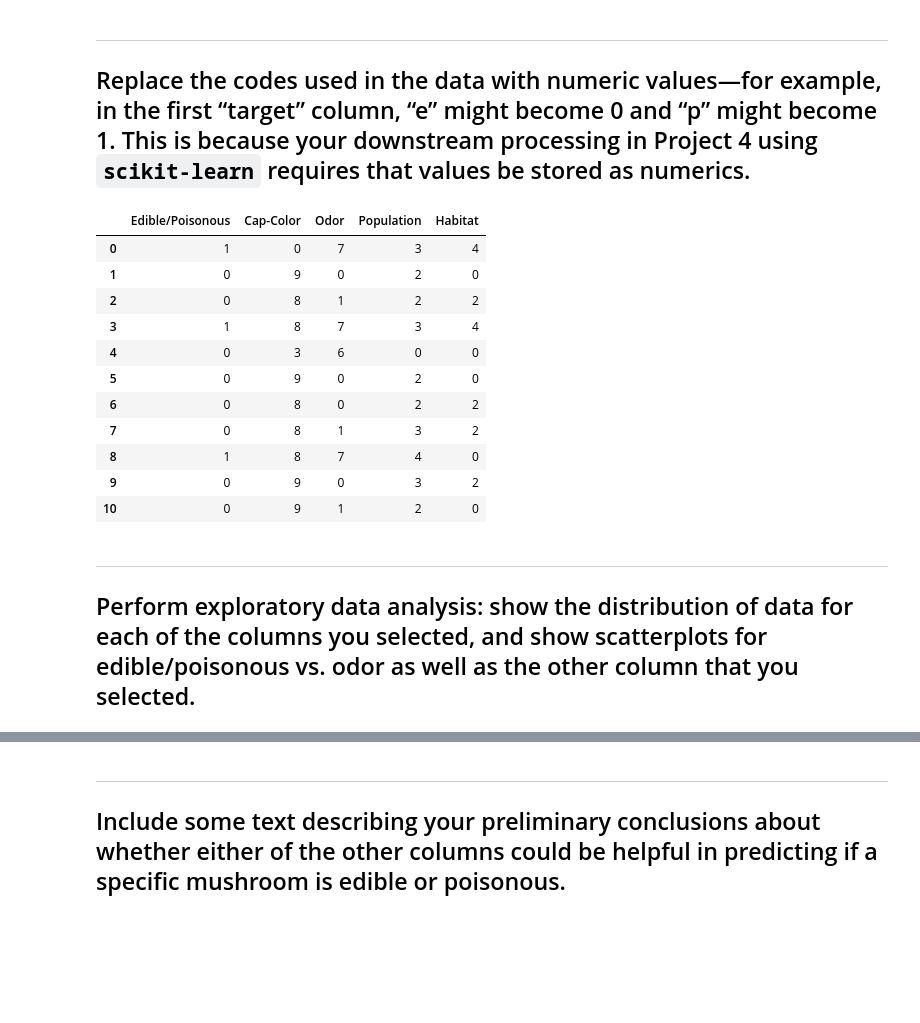
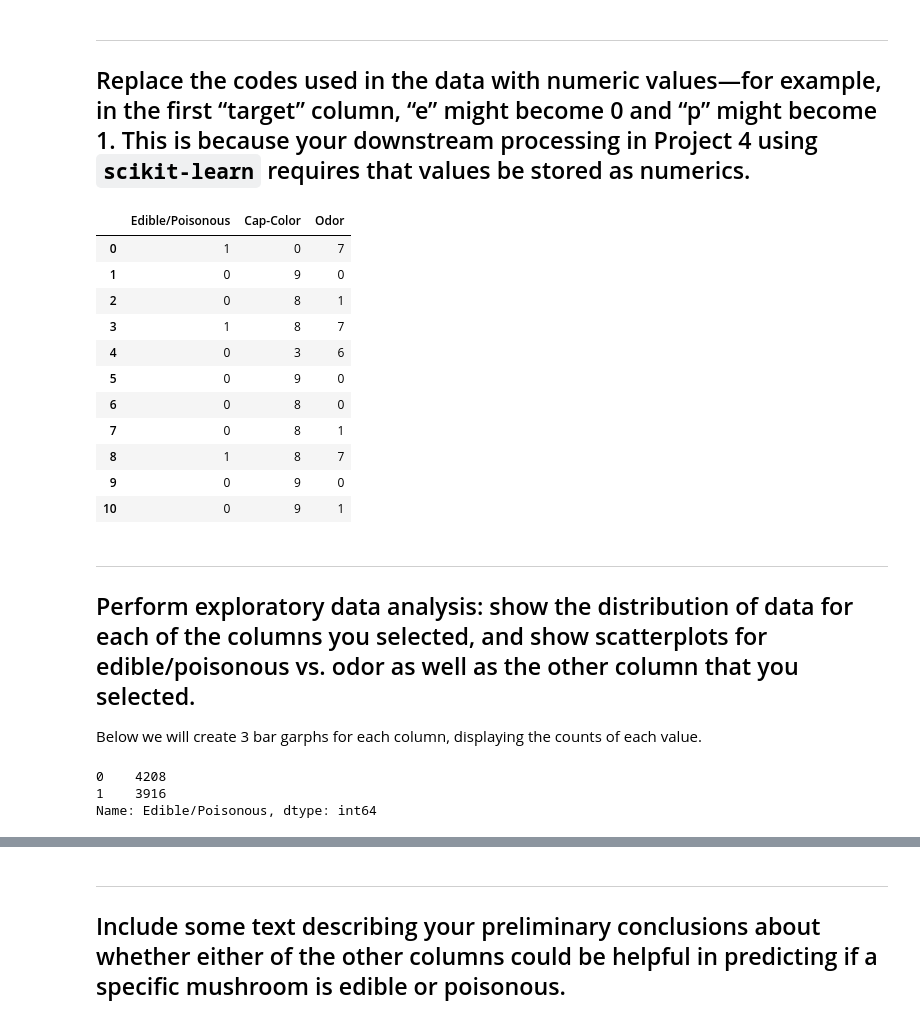
Before and after one commit to Dawad81/IS362-Database-Acquisition-and-Management, a Jupyter notebook: IS362-Assignment13-Folder/IS362_Assignment13.ipynb, the cells around one changed output, grey strips where cells are left out. Saved outputs shown, nothing was run; the diff lists cells and outputs as text; code cells hidden in the pictures; blank space fills up the shorter version.

```diff
--- a/IS362-Assignment13-Folder/IS362_Assignment13.ipynb
+++ b/IS362-Assignment13-Folder/IS362_Assignment13.ipynb
@@ -56,6 +56,6 @@ print (data_dictonary.read())
 Now we will create our dataframe  with our prefered rows.
 # %%
 import_file = 'agaricus-lepiota.data'
-mushroom_dataset = pd.read_csv(import_file, header=None, usecols=[0, 3, 5, 21, 22])
+mushroom_dataset = pd.read_csv(import_file, header=None, usecols=[0, 3, 5])
 mushroom_dataset.head(11)
 # %% [output]
@@ -75,7 +75,7 @@ mushroom_dataset.head(11)
 ***
 ## Add meaningful names for each column.
 # %%
-column_names = ['Edible/Poisonous', 'Cap-Color', 'Odor', 'Population','Habitat']
+column_names = ['Edible/Poisonous', 'Cap-Color', 'Odor']
 mushroom_dataset.columns = column_names
 mushroom_dataset.head(11)
 # %% [output]
@@ -97,53 +97,48 @@ mushroom_dataset.head(11)
 # %%
 replace_with_num_values = mushroom_dataset.replace({'Edible/Poisonous':{'e':0,
                                                                         'p':1},
                                                     'Cap-Color':{'n':0,
                                                                  'b':1,
                                                                  'c':2,
                                                                  'g':3,
                                                                  'r':4,
                                                                  'p':5,
                                                                  'u':6,
                                                                  'e':7,
                                                                  'w':8,
                                                                  'y':9},
                                                     'Odor':{'a': 0,
                                                             'l': 1,
                                                             'c': 2,
                                                             'y': 3,
                                                             'f': 4,
                                                             'm': 5,
                                                             'n': 6,
                                                             'p': 7,
-                                                            's': 8},
-
-                                                    'Population':{'a':0,
-                                                                  'c':1,
-                                                                  'n':2,
-                                                                  's':3,
-                                                                  'v':4,
-                                                                  'y':5},
-                                                    'Habitat':{'g': 0,
-                                                               'l': 1,
-                                                               'm': 2,
-                                                               'p': 3,
-                                                               'u': 4,
-                                                               'w': 5,
-                                                               'd': 6}})
+                                                            's': 8}})
 replace_with_num_values.head(11)
 # %% [output]
-|  | Edible/Poisonous | Cap-Color | Odor | Population | Habitat |
-| 0 | 1 | 0 | 7 | 3 | 4 |
-| 1 | 0 | 9 | 0 | 2 | 0 |
-| 2 | 0 | 8 | 1 | 2 | 2 |
-| 3 | 1 | 8 | 7 | 3 | 4 |
-| 4 | 0 | 3 | 6 | 0 | 0 |
-| 5 | 0 | 9 | 0 | 2 | 0 |
-| 6 | 0 | 8 | 0 | 2 | 2 |
-| 7 | 0 | 8 | 1 | 3 | 2 |
-| 8 | 1 | 8 | 7 | 4 | 0 |
-| 9 | 0 | 9 | 0 | 3 | 2 |
-| 10 | 0 | 9 | 1 | 2 | 0 |
+|  | Edible/Poisonous | Cap-Color | Odor |
+| 0 | 1 | 0 | 7 |
+| 1 | 0 | 9 | 0 |
+| 2 | 0 | 8 | 1 |
+| 3 | 1 | 8 | 7 |
+| 4 | 0 | 3 | 6 |
+| 5 | 0 | 9 | 0 |
+| 6 | 0 | 8 | 0 |
+| 7 | 0 | 8 | 1 |
+| 8 | 1 | 8 | 7 |
+| 9 | 0 | 9 | 0 |
+| 10 | 0 | 9 | 1 |
 # %% [markdown]
 ***
 ## Perform exploratory data analysis: show the distribution of data for each of the columns you selected, and show scatterplots for edible/poisonous vs. odor as well as the other column that you selected.
+
+Below we will create 3 bar garphs for each column, displaying the counts of each value.
+# %%
+edible_or_poisonous_graph = replace_with_num_values['Edible/Poisonous'].value_counts()
+edible_or_poisonous_graph
+# %% [output]
+0    4208
+1    3916
+Name: Edible/Poisonous, dtype: int64
```
Also changed, not shown: parts of 10 cells of this notebook.
